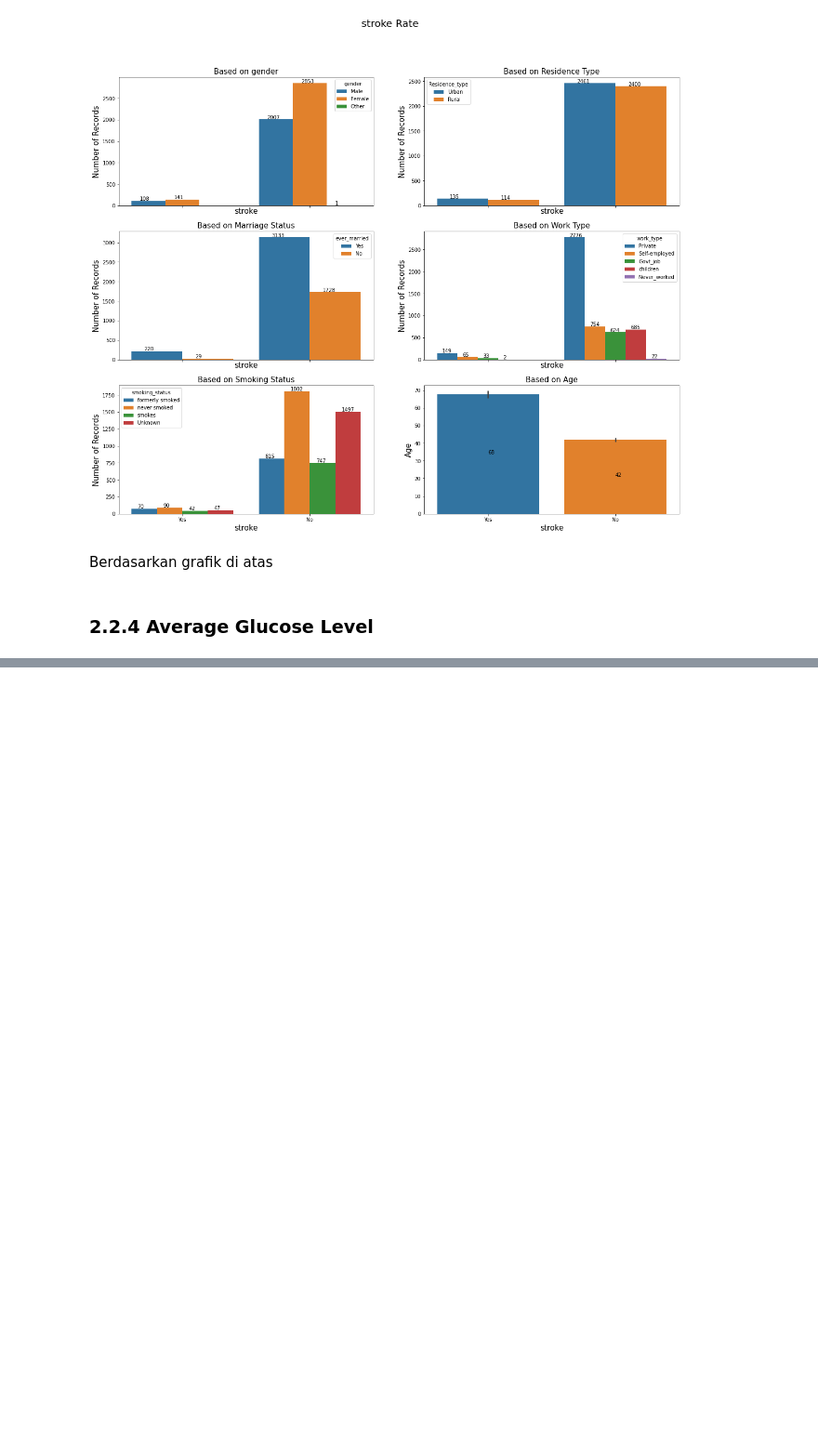
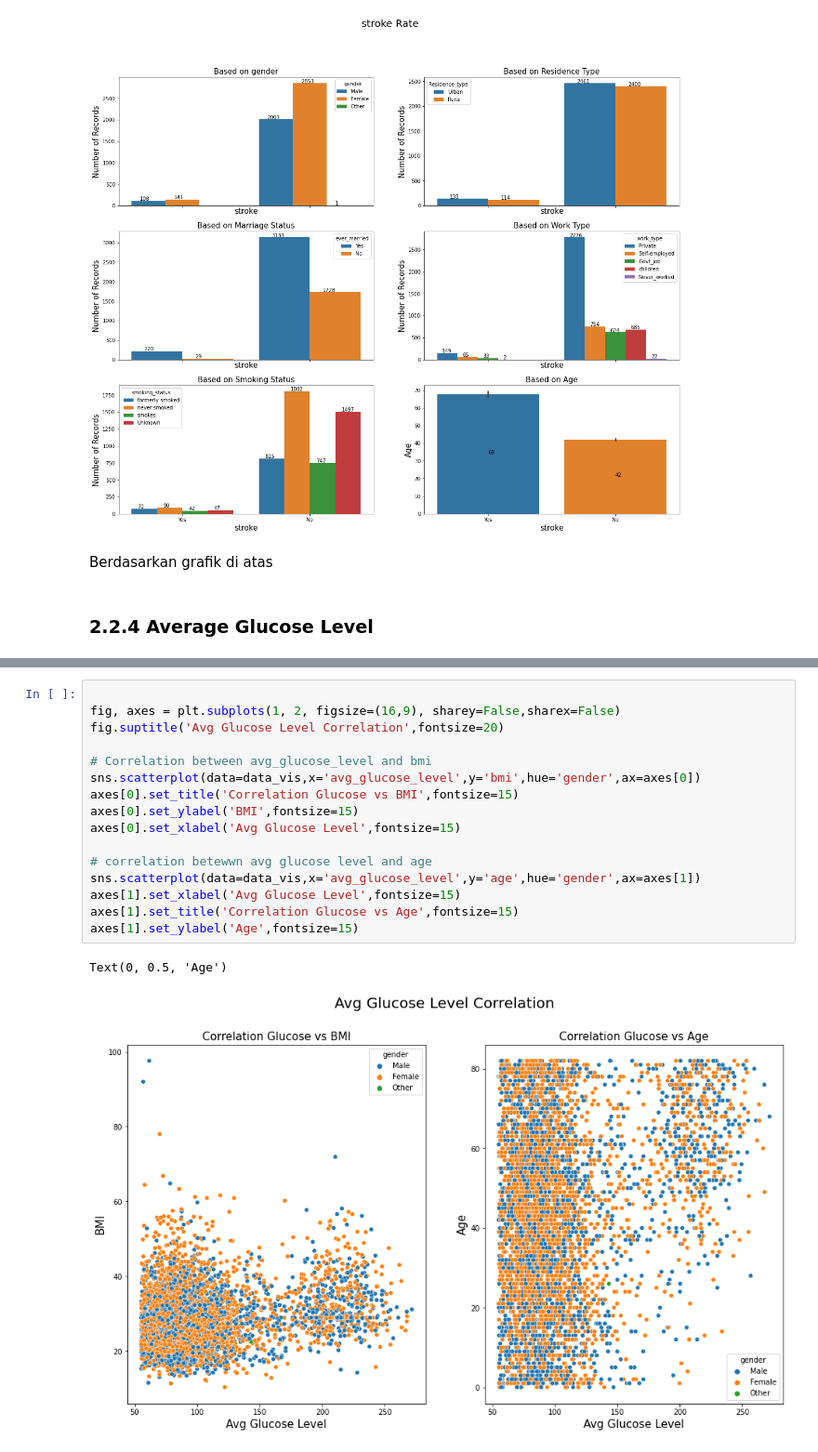
Before and after one commit to tbreja/stroke-prediction-model, a Jupyter notebook: notebook.ipynb, the cells around one changed output, grey strips where cells are left out. Shown at 93% size. Saved outputs shown, nothing was run; the diff lists cells and outputs as text; blank space fills up the shorter version.

Commit message:
Add Readme and Visualisation

```diff
--- a/notebook.ipynb
+++ b/notebook.ipynb
@@ -468,3 +468,22 @@ data_vis
 # %% [output]
 [interactive output not drawn]
 [interactive output not drawn]
+# %%
+
+fig, axes = plt.subplots(1, 2, figsize=(16,9), sharey=False,sharex=False)
+fig.suptitle('Avg Glucose Level Correlation',fontsize=20)
+
+# Correlation between avg_glucose_level and bmi
+sns.scatterplot(data=data_vis,x='avg_glucose_level',y='bmi',hue='gender',ax=axes[0])
+axes[0].set_title('Correlation Glucose vs BMI',fontsize=15)
+axes[0].set_ylabel('BMI',fontsize=15)
+axes[0].set_xlabel('Avg Glucose Level',fontsize=15)
+
+# correlation betewwn avg glucose level and age
+sns.scatterplot(data=data_vis,x='avg_glucose_level',y='age',hue='gender',ax=axes[1])
+axes[1].set_xlabel('Avg Glucose Level',fontsize=15)
+axes[1].set_title('Correlation Glucose vs Age',fontsize=15)
+axes[1].set_ylabel('Age',fontsize=15)
+# %% [output]
+Text(0, 0.5, 'Age')
+[figure, added]
```
Also changed, not shown: parts of 3 cells of this notebook, 1 other file.
